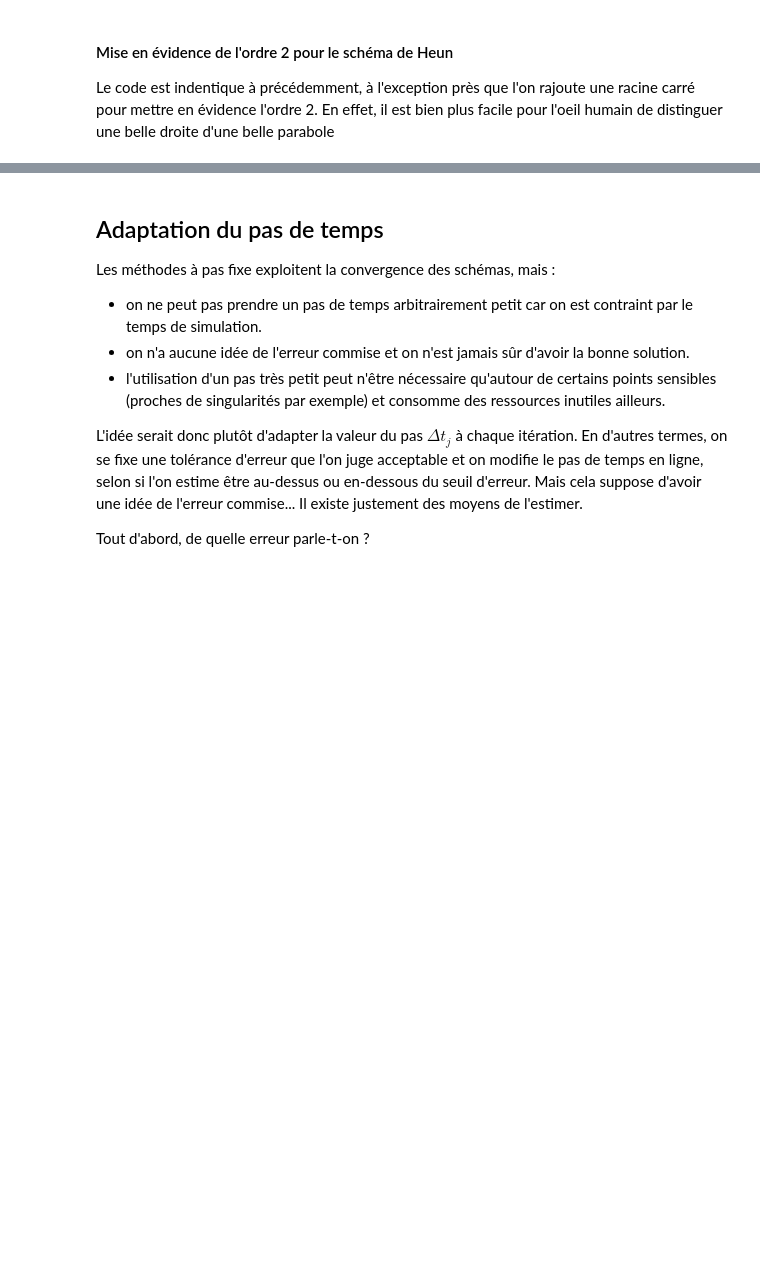
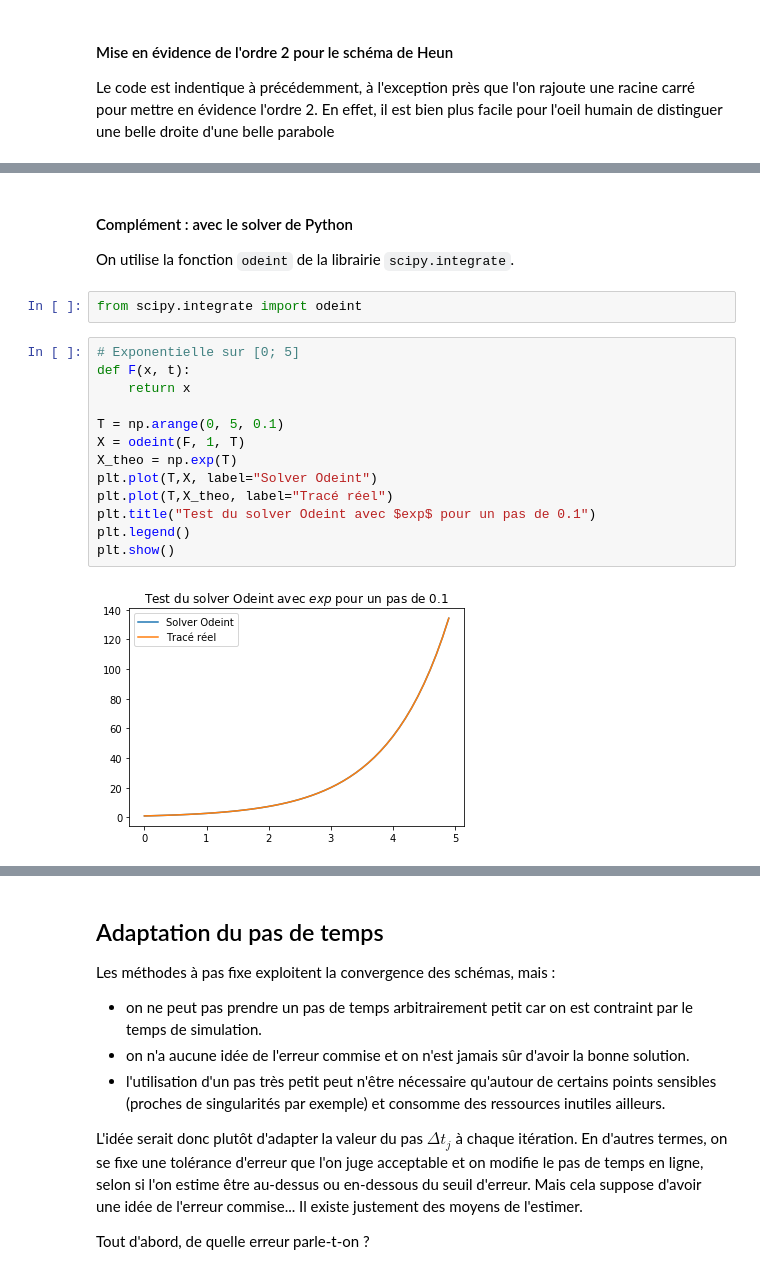
Before and after one commit to LauraGarda/Projet_ED2, a Jupyter notebook: Projet_ED2.ipynb, the cells around one changed output, grey strips where cells are left out. Saved outputs shown, nothing was run; the diff lists cells and outputs as text; blank space fills up the shorter version.

```diff
--- a/Projet_ED2.ipynb
+++ b/Projet_ED2.ipynb
@@ -150,0 +151,20 @@ plt.show()
+# %% [markdown]
+#### Complément : avec le solver de Python
+On utilise la fonction `odeint` de la librairie `scipy.integrate`.
+# %%
+from scipy.integrate import odeint
+# %%
+# Exponentielle sur [0; 5]
+def F(x, t):
+    return x
+
+T = np.arange(0, 5, 0.1)
+X = odeint(F, 1, T)
+X_theo = np.exp(T)
+plt.plot(T,X, label="Solver Odeint")
+plt.plot(T,X_theo, label="Tracé réel")
+plt.title("Test du solver Odeint avec $exp$ pour un pas de 0.1")
+plt.legend()
+plt.show()
+# %% [output]
+[figure, added]
```
Also changed, not shown: parts of 9 cells of this notebook.
